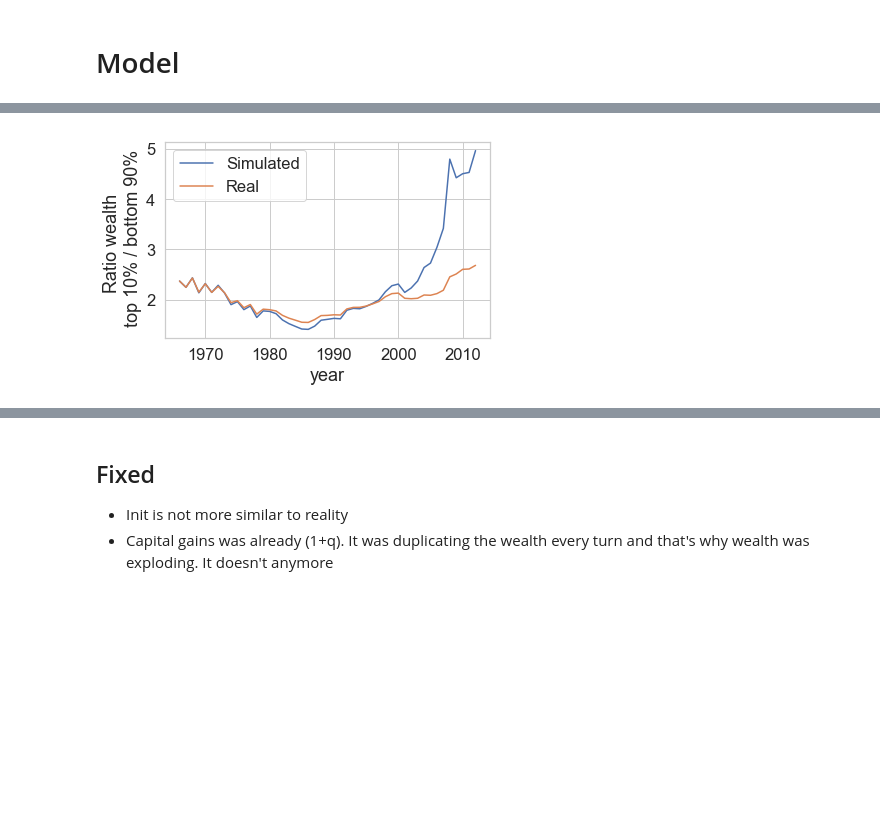
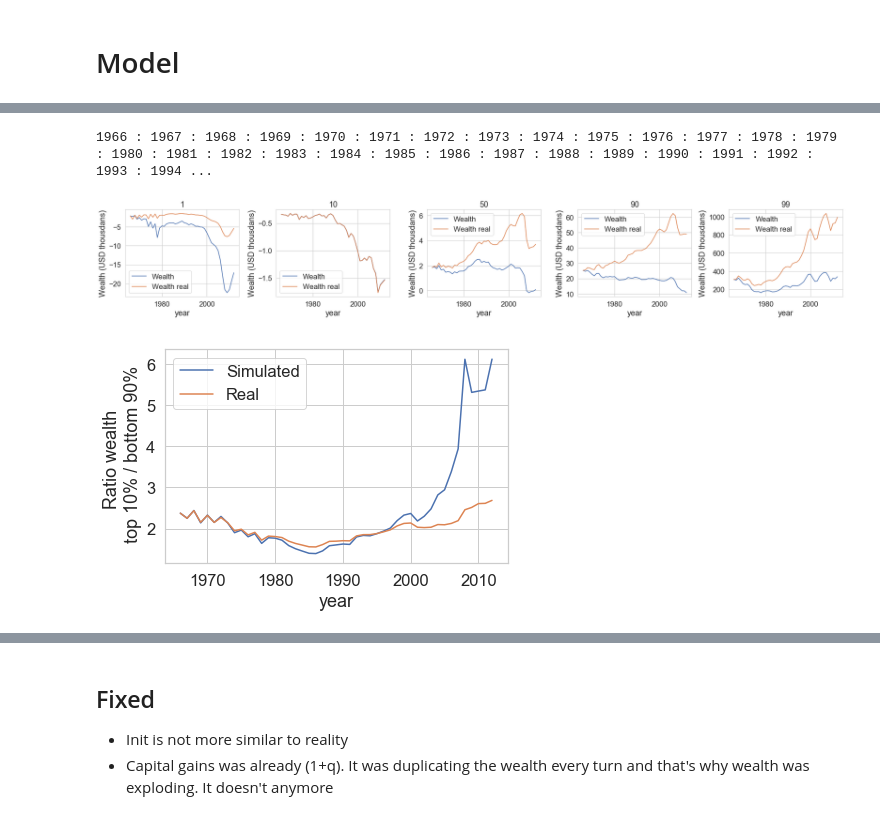
Before and after one commit to jgarciab/income_inequality, a Jupyter notebook: mesa_model/j_abm.ipynb, the cells around one changed output, grey strips where cells are left out. Saved outputs shown, nothing was run; the diff lists cells and outputs as text; code cells hidden in the pictures; blank space fills up the shorter version.

```diff
--- a/mesa_model/j_abm.ipynb
+++ b/mesa_model/j_abm.ipynb
@@ -271,7 +302,7 @@ class InequalityModel(Model):
 
 
 
-    def __init__(self,time=1966,tax_labor=0,tax_capital=0,tax_wealth=0):
+    def __init__(self,time=1966,tax_labor=0,tax_capital=0,tax_wealth=0,basic_income=0,vat=0):
         ###################################
         #   SET INITIAL NUMBERS
         ###################################
@@ -292,6 +323,7 @@ class InequalityModel(Model):
         self.tax_labor = tax_labor
         self.tax_capital=tax_capital
         self.tax_wealth=tax_wealth
+        self.vat=vat
 
 
         #####################################
@@ -302,10 +334,10 @@ class InequalityModel(Model):
             pos = i//100
             #Add some noise to the initial wealth
             wealth = self.wealth_per[pos] + np.random.randn()*np.sqrt(np.abs(self.wealth_per[pos]))
-            a = DecileAgent(i, self, wealth,i)
+            a = DecileAgent(i, self, wealth,i,basic_income)
             self.schedule.add(a)
             self.rank_list.append(a)
-        self.datacollector = DataCollector(agent_reporters = {"Wealth" : "wealth", "Rank":"rank"})
+        self.datacollector = DataCollector(agent_reporters = {"Wealth" : "wealth", "Rank":"rank", "Tax":"collected_tax"})
         self.datacollector.collect(self)
 
     def rerank(self):
@@ -322,7 +354,7 @@ class InequalityModel(Model):
         self.time += 1
         self.datacollector.collect(self)
 # %%
-def run_model(start=2000,tax_labor=0.0,tax_capital=0,tax_wealth=0):
+def run_model(start=2000,tax_labor=0.0,tax_capital=0,tax_wealth=0,basic_income=0,vat=0):
     ###############################################################################
     #
     #
@@ -330,7 +362,7 @@ def run_model(start=2000,tax_labor=0.0,tax_capital=0,tax_wealth=0):
     #
     ################################################################################
     # Create an instance of the model
-    test = InequalityModel(time=start,tax_labor=tax_labor,tax_capital=tax_capital,tax_wealth=tax_wealth)
+    test = InequalityModel(time=start,tax_labor=tax_labor,tax_capital=tax_capital,tax_wealth=tax_wealth,basic_income=basic_income,vat=vat)
     n_rounds = 2012-start
     #Range indicate number of steps
     for i in range(n_rounds):
@@ -365,7 +391,7 @@ def compare_result(start):
 
     years = np.sort(res_g["year"].unique())
     plt.figure(figsize=(24,4))
-    for i,p in enumerate([0,10,50,90,99]):
+    for i,p in enumerate([1,10,50,90,99]):
         plt.subplot(1,5,i+1)
         plt.plot(years,res_g.loc[res_g["perc"]==p,"Wealth"]/1E4,label="Wealth")
         plt.plot(years,res_g.loc[res_g["perc"]==p,"Wealth_real"]/1E4,label="Wealth real")
@@ -375,6 +401,15 @@ def compare_result(start):
         #plt.ylim(-0.2E7,1E7)
         plt.title(p)
     return res_g
+
+def plot_gini(rvat):
+    plt.figure(figsize=(6,4))
+    plt.plot(rvat.groupby("year").apply(lambda x: x.loc[x["perc"]>=90,"Wealth"].sum()/x.loc[(x["perc"]<90)&(x["Wealth"]>0),"Wealth"].sum()),label="Simulated")
+    plt.plot(rvat.groupby("year").apply(lambda x: x.loc[x["perc"]>=90,"Wealth_real"].sum()/x.loc[(x["perc"]<90)&(x["Wealth_real"]>0),"Wealth_real"].sum()),label="Real")
+    plt.ylabel("Ratio wealth \n top 10% / bottom 90%")
+    plt.xlabel("year")
+    plt.legend()
+    plt.tight_layout()
 # %%
 sns.set(font_scale=1.5)
 sns.set_style("whitegrid")
@@ -429,16 +452,13 @@ plt.savefig("./figures/rcapital2.png",dpi=300)
 # %%
 #with new synthetic saving rate
-# run_model(start=1966,tax_labor=0.0,tax_capital=0.0,tax_wealth=0.03)
-# rwealth = compare_result(1966)
-# plt.tight_layout()
-# plt.savefig("./figures/rwealth.png",dpi=600)
-plt.figure(figsize=(6,4))
-plt.plot(rwealth.groupby("year").apply(lambda x: x.loc[x["perc"]>=90,"Wealth"].sum()/x.loc[(x["perc"]<90)&(x["Wealth"]>0),"Wealth"].sum()),label="Simulated")
-plt.plot(rwealth.groupby("year").apply(lambda x: x.loc[x["perc"]>=90,"Wealth_real"].sum()/x.loc[(x["perc"]<90)&(x["Wealth_real"]>0),"Wealth_real"].sum()),label="Real")
-plt.ylabel("Ratio wealth \n top 10% / bottom 90%")
-plt.xlabel("year")
-plt.legend()
+run_model(start=1966,tax_labor=0.0,tax_capital=0.0,tax_wealth=0.03)
+rwealth = compare_result(1966)
 plt.tight_layout()
+#plt.savefig("./figures/rwealth.png",dpi=600)
+plt.show()
+plot_gini(rwealth)
 plt.savefig("./figures/rwealth2.png",dpi=300)
 # %% [output]
+1966 : 1967 : 1968 : 1969 : 1970 : 1971 : 1972 : 1973 : 1974 : 1975 : 1976 : 1977 : 1978 : 1979 : 1980 : 1981 : 1982 : 1983 : 1984 : 1985 : 1986 : 1987 : 1988 : 1989 : 1990 : 1991 : 1992 : 1993 : 1994 ...
-[figure, old version]
+[figure, new version]
+[figure, added]
```
Also changed, not shown: parts of 15 cells of this notebook, 8 other files.
